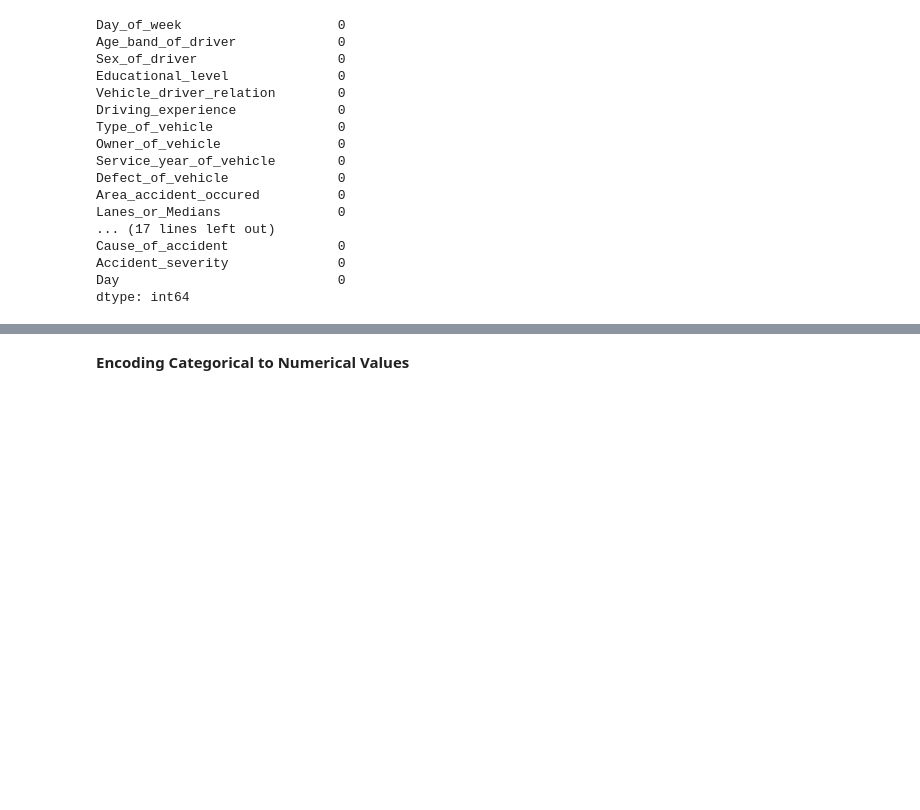
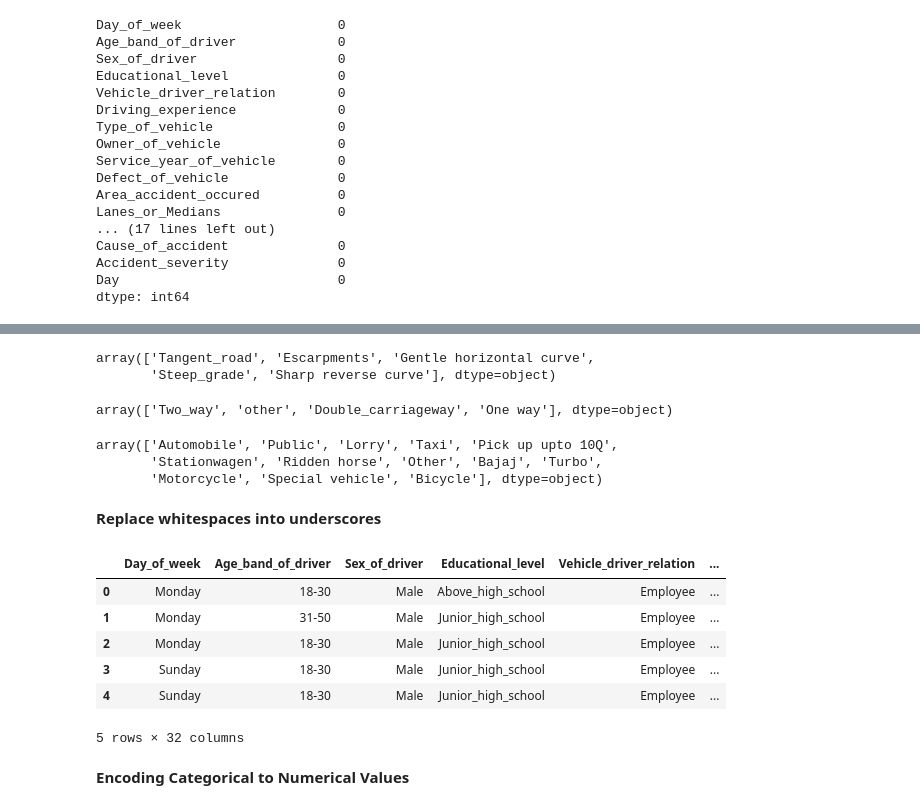
Before and after one commit to nathalierocelle/Machine_Learning_Portfolio, a Jupyter notebook: Project 1 - Road Traffic Severity Classification.ipynb, the cells around one changed output, grey strips where cells are left out. Drawn from its saved outputs; the diff is of its cells as text; code cells hidden in the pictures; blank space fills up the shorter version.

```diff
--- a/Project 1 - Road Traffic Severity Classification.ipynb
+++ b/Project 1 - Road Traffic Severity Classification.ipynb
@@ -500,3 +596,40 @@ dtype: int64
+# %%
+df.loc[df['Road_allignment'].str.contains('Tangent road'), 'Road_allignment'] = 'Tangent_road'
+df.loc[df['Road_allignment'].str.contains('Steep grade'), 'Road_allignment'] = 'Steep_grade'
+df['Road_allignment'].unique()
+# %% [output]
+array(['Tangent_road', 'Escarpments', 'Gentle horizontal curve',
+       'Steep_grade', 'Sharp reverse curve'], dtype=object)
+# %%
+df.loc[df['Lanes_or_Medians'].str.contains('Two-way'), 'Lanes_or_Medians'] = 'Two_way'
+df.loc[df['Lanes_or_Medians'].str.contains('Two way'), 'Lanes_or_Medians'] = 'Two_way'
+df.loc[df['Lanes_or_Medians'].str.contains('Double carriageway'), 'Lanes_or_Medians'] = 'Double_carriageway'
+df['Lanes_or_Medians'].unique() #Combine twoway
+# %% [output]
+array(['Two_way', 'other', 'Double_carriageway', 'One way'], dtype=object)
+# %%
+df.loc[df['Type_of_vehicle'].str.contains('Public'), 'Type_of_vehicle'] = 'Public'
+df.loc[df['Type_of_vehicle'].str.contains('Lorry'), 'Type_of_vehicle'] = 'Lorry'
+df.loc[df['Type_of_vehicle'].str.contains('lorry'), 'Type_of_vehicle'] = 'Lorry'
+df['Type_of_vehicle'].unique() #Public, Lorry,
+# %% [output]
+array(['Automobile', 'Public', 'Lorry', 'Taxi', 'Pick up upto 10Q',
+       'Stationwagen', 'Ridden horse', 'Other', 'Bajaj', 'Turbo',
+       'Motorcycle', 'Special vehicle', 'Bicycle'], dtype=object)
+# %% [markdown]
+**Replace whitespaces into underscores**
+# %%
+df.replace(' ', '_', regex=True, inplace=True)
+# %%
+df.head()
+# %% [output]
+|  | Day_of_week | Age_band_of_driver | Sex_of_driver | Educational_level | Vehicle_driver_relation | ... |
+| 0 | Monday | 18-30 | Male | Above_high_school | Employee | ... |
+| 1 | Monday | 31-50 | Male | Junior_high_school | Employee | ... |
+| 2 | Monday | 18-30 | Male | Junior_high_school | Employee | ... |
+| 3 | Sunday | 18-30 | Male | Junior_high_school | Employee | ... |
+| 4 | Sunday | 18-30 | Male | Junior_high_school | Employee | ... |
+5 rows × 32 columns
 # %% [markdown]
 **Encoding Categorical to Numerical Values**
 # %%
```
Also changed, not shown: parts of 26 cells of this notebook.
